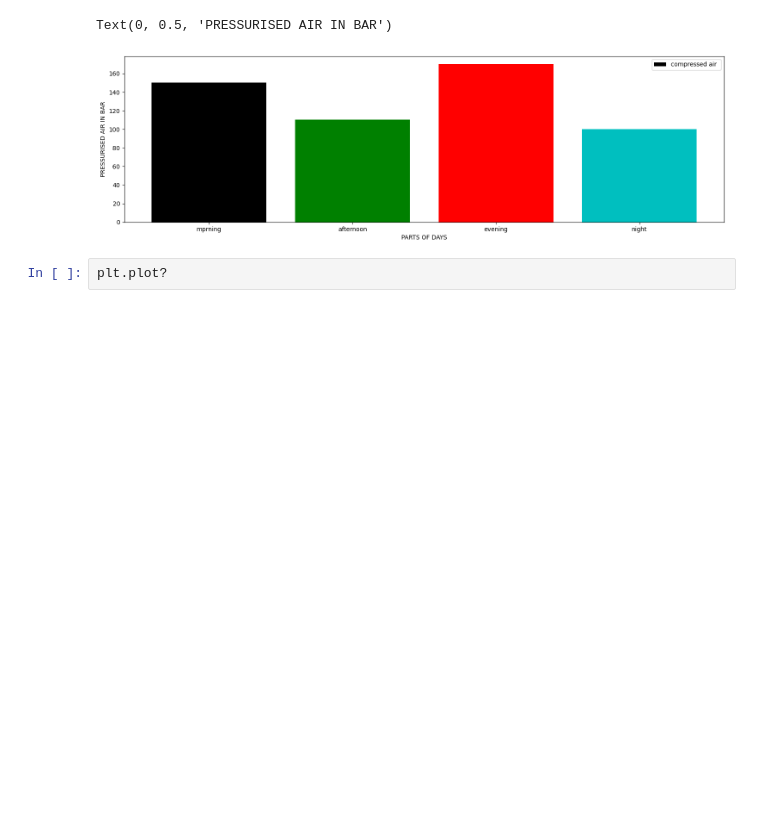
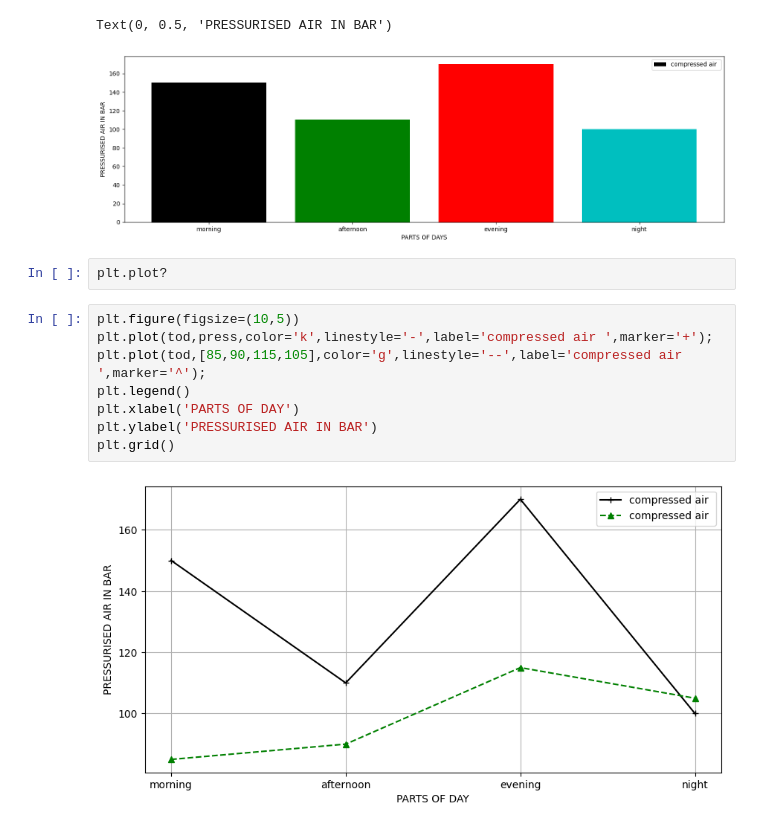
Before and after one commit to IbrahimSayyad2001/Assignment-python-1, a Jupyter notebook: matplotlib2.ipynb, the cells around one changed output. Saved outputs shown, nothing was run; the diff lists cells and outputs as text; blank space fills up the shorter version.

```diff
--- a/matplotlib2.ipynb
+++ b/matplotlib2.ipynb
@@ -28,3 +28,13 @@ Text(0, 0.5, 'PRESSURISED AIR IN BAR')
 [figure]
 # %%
 plt.plot?
+# %%
+plt.figure(figsize=(10,5))
+plt.plot(tod,press,color='k',linestyle='-',label='compressed air ',marker='+');
+plt.plot(tod,[85,90,115,105],color='g',linestyle='--',label='compressed air ',marker='^');
+plt.legend()
+plt.xlabel('PARTS OF DAY')
+plt.ylabel('PRESSURISED AIR IN BAR')
+plt.grid()
+# %% [output]
+[figure, added]
```
Also changed, not shown: parts of 13 cells of this notebook.
